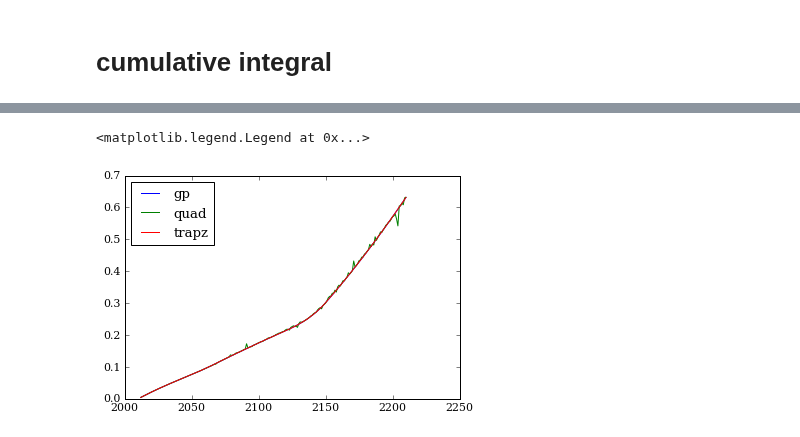
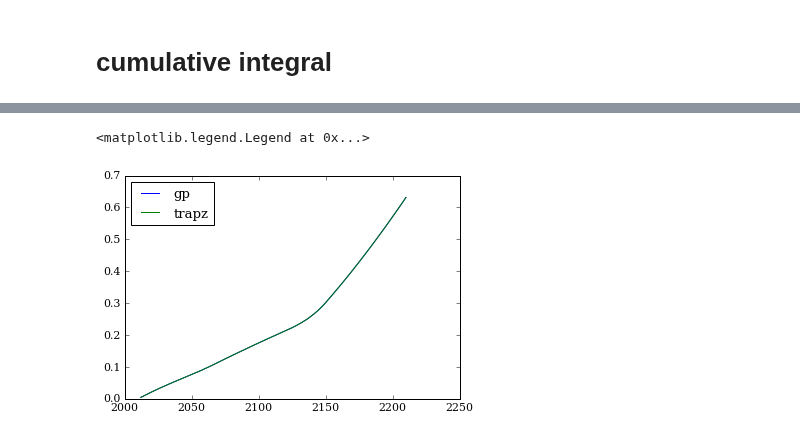
Before and after one commit to ergs/sandbox, a Jupyter notebook: ctcc/methodology-dwt-free.ipynb, the cells around one changed output, grey strips where cells are left out. Cells and saved outputs as stored; diff of their text form; code cells hidden in the pictures.

```diff
--- a/ctcc/methodology-dwt-free.ipynb
+++ b/ctcc/methodology-dwt-free.ipynb
@@ -411,8 +442,9 @@ cum_gp = np.zeros(len(t), float)
 cum_quad = np.zeros(len(t), float)
 cum_trapz = np.zeros(len(t), float)
 for i, ti in zip(range(1, len(t)), t):
+    continue
     cum_gp[i] = gp_l2_dist(lwr1_gp, gwe_lwr_sim1, gwe_lwr_gp, gwe_lwr_y, t[0], ti)
-    cum_quad[i] = quad_l2_dist(lwr1_gp, gwe_lwr_sim1, gwe_lwr_gp, gwe_lwr_y, t[0], ti)
+    #cum_quad[i] = quad_l2_dist(lwr1_gp, gwe_lwr_sim1, gwe_lwr_gp, gwe_lwr_y, t[0], ti)
     cum_trapz[i] = trapz_l2_dist(lwr1_gp, gwe_lwr_sim1, gwe_lwr_gp, gwe_lwr_y, t[0], ti)
     if i%10 == 0:
         print(ti)
@@ -453,9 +459,9 @@ plt.legend(loc=0)
 # %%
 dt = (t - t[0])/(t[-1] - t[0])
 plt.plot(t, cum_gp*dt, label='gp')
-plt.plot(t, cum_quad*dt, label='quad')
+#plt.plot(t, cum_quad*dt, label='quad')
 plt.plot(t, cum_trapz*dt, label='trapz')
 plt.legend(loc=0)
 # %% [output]
 <matplotlib.legend.Legend at 0x...>
-[figure, old version]
+[figure, new version]
```
Also changed, not shown: parts of 9 cells of this notebook, 5 other files.
